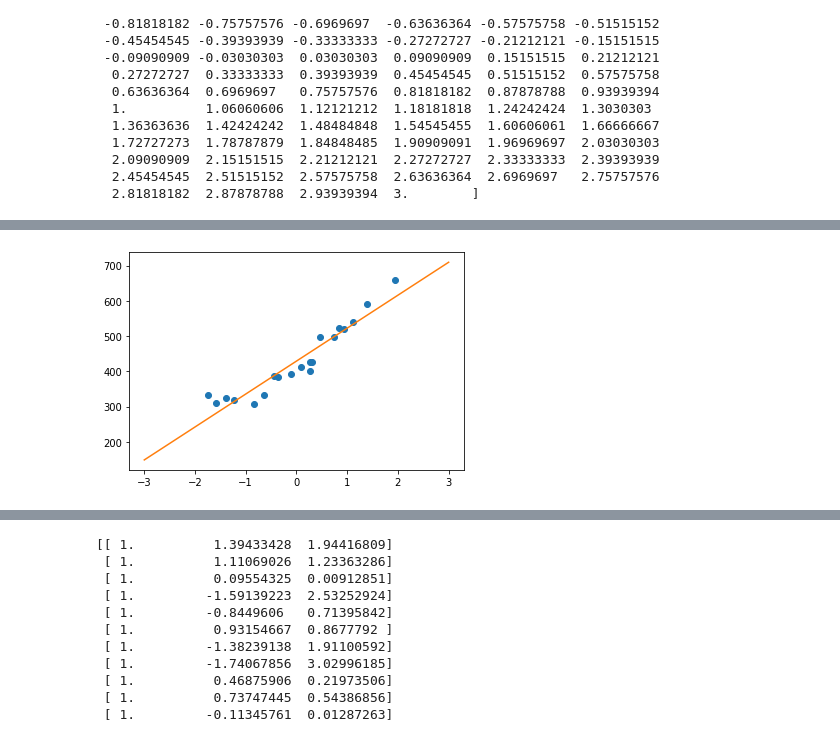
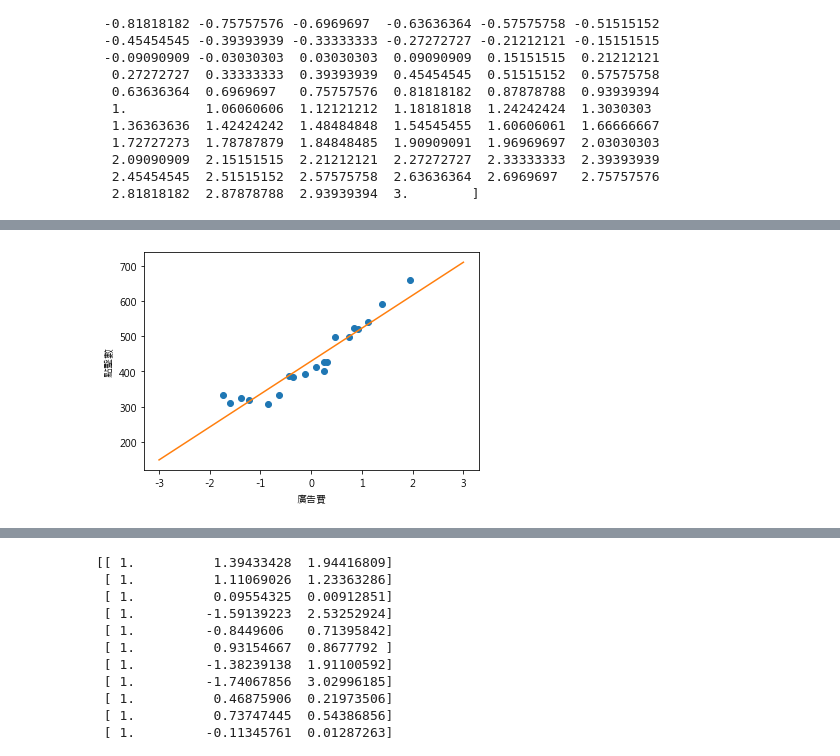
Before and after one commit to tcalecchen/Jupyter_Workspace, a Jupyter notebook: Alec-Python/ML_Basic/regression1_linear.ipynb, the cells around one changed output, grey strips where cells are left out. Cells and saved outputs as stored; diff of their text form; code cells hidden in the pictures.

```diff
--- a/Alec-Python/ML_Basic/regression1_linear.ipynb
+++ b/Alec-Python/ML_Basic/regression1_linear.ipynb
@@ -3,6 +3,8 @@
 # %%
 import numpy as np
 import matplotlib.pyplot as plt
+plt.rcParams['axes.unicode_minus']=False  # 解決 plot 負號不能顯示問題
+plt.rcParams['font.sans-serif'] = ['Microsoft JhengHei']   # 解決 plot 中文不能顯示問題
 # %%
 # 讀入資料
 train = np.loadtxt('click.csv', delimiter=',', skiprows=1)
@@ -206,9 +213,11 @@ print(f(x))   # f(x) = theta0 + theta1 * x
 # %%
 plt.plot(train_z, train_y, 'o')  # 點
 plt.plot(x, f(x))  # 直線
+plt.xlabel('廣告費')
+plt.ylabel('點擊數')
 plt.show()
 # %% [output]
-[figure, old version]
+[figure, new version]
 # %%
 f(standardize(100))
 # %% [output]
```
Also changed, not shown: parts of 34 cells of this notebook, 1 other file.
